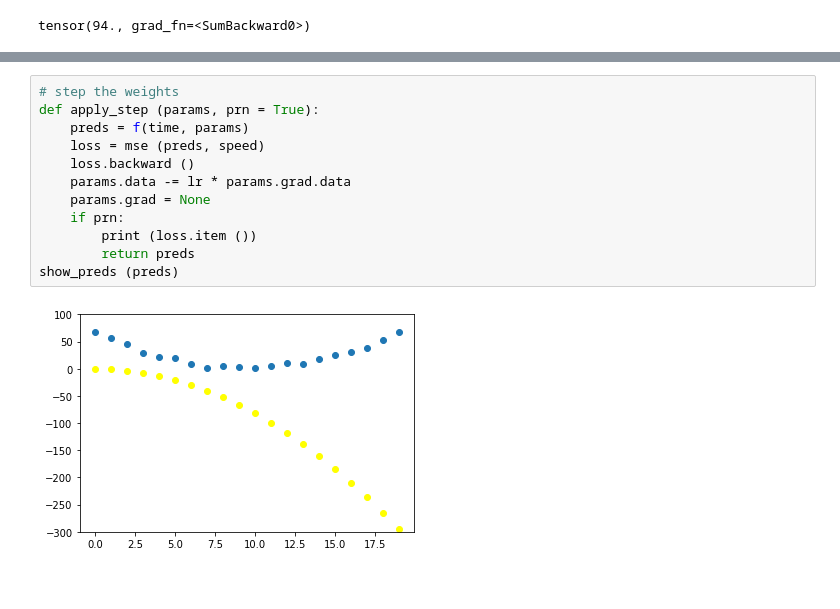
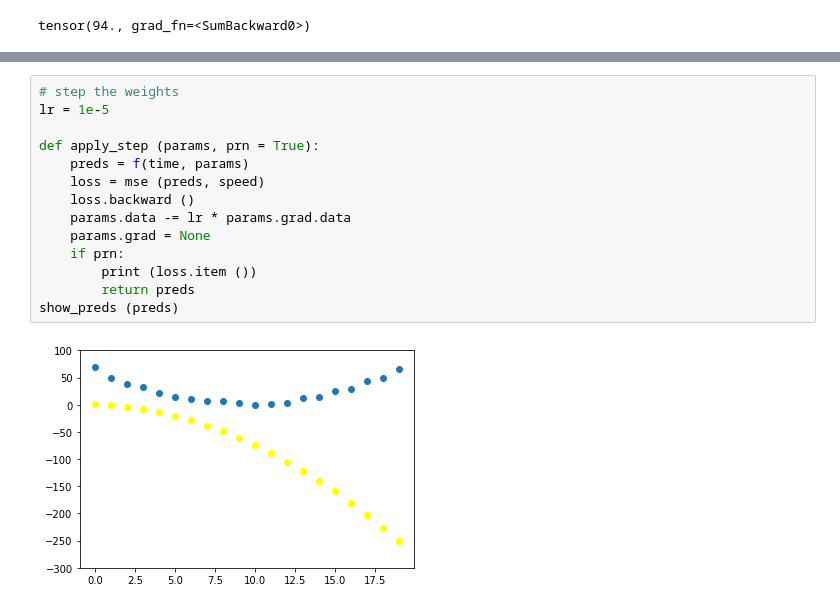
Before and after one commit to AleksandrMorozov123/My-self-educate, a Jupyter notebook: computer-vision-excercises.ipynb, the cells around one changed output, grey strips where cells are left out. Drawn from its saved outputs; the diff is of its cells as text.

```diff
--- a/computer-vision-excercises.ipynb
+++ b/computer-vision-excercises.ipynb
@@ -573,14 +573,16 @@ tensor([-0.8152, -0.0500, -0.1149], requires_grad=True)
 # %%
 # step the weights
+lr = 1e-5
+
 def apply_step (params, prn = True):
     preds = f(time, params)
     loss = mse (preds, speed)
     loss.backward ()
     params.data -= lr * params.grad.data
     params.grad = None
     if prn:
         print (loss.item ())
         return preds
 show_preds (preds)
 # %% [output]
-[figure, old version]
+[figure, new version]
```
Also changed, not shown: parts of 24 cells of this notebook.
